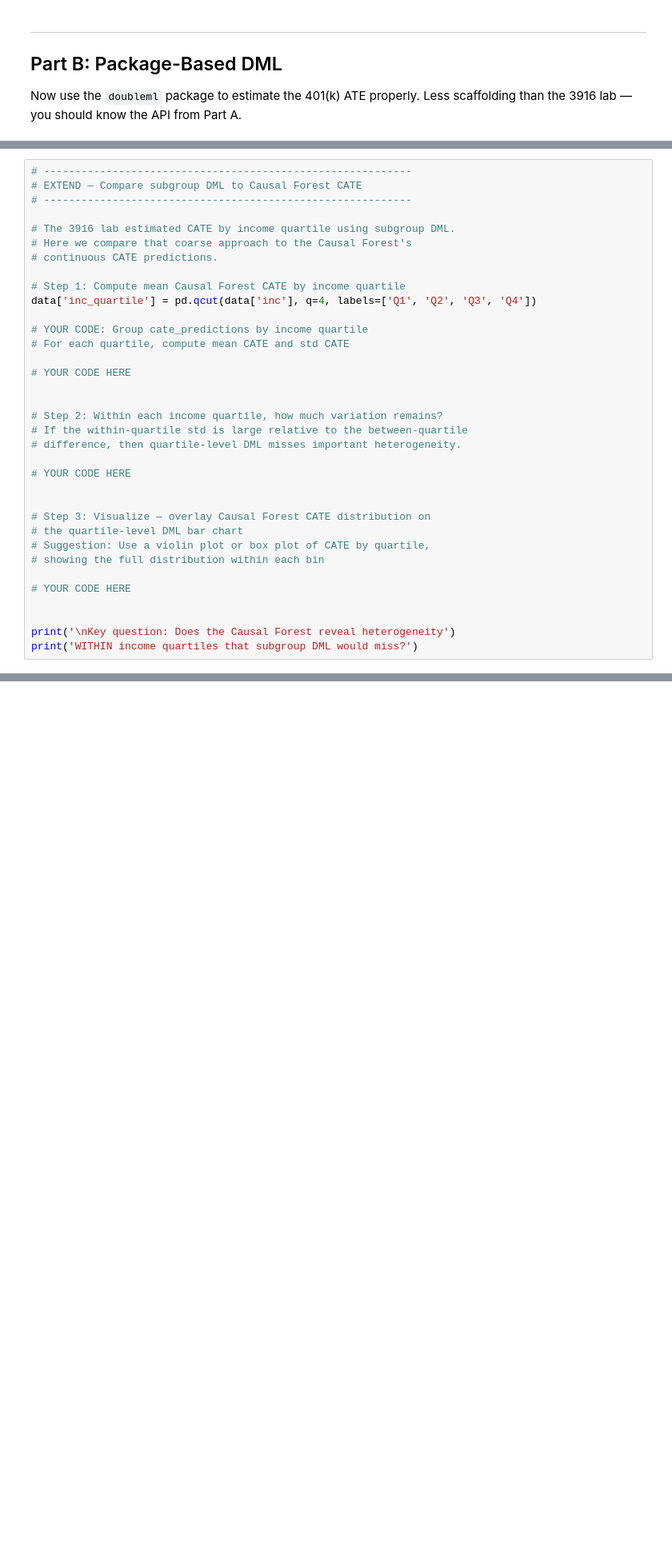
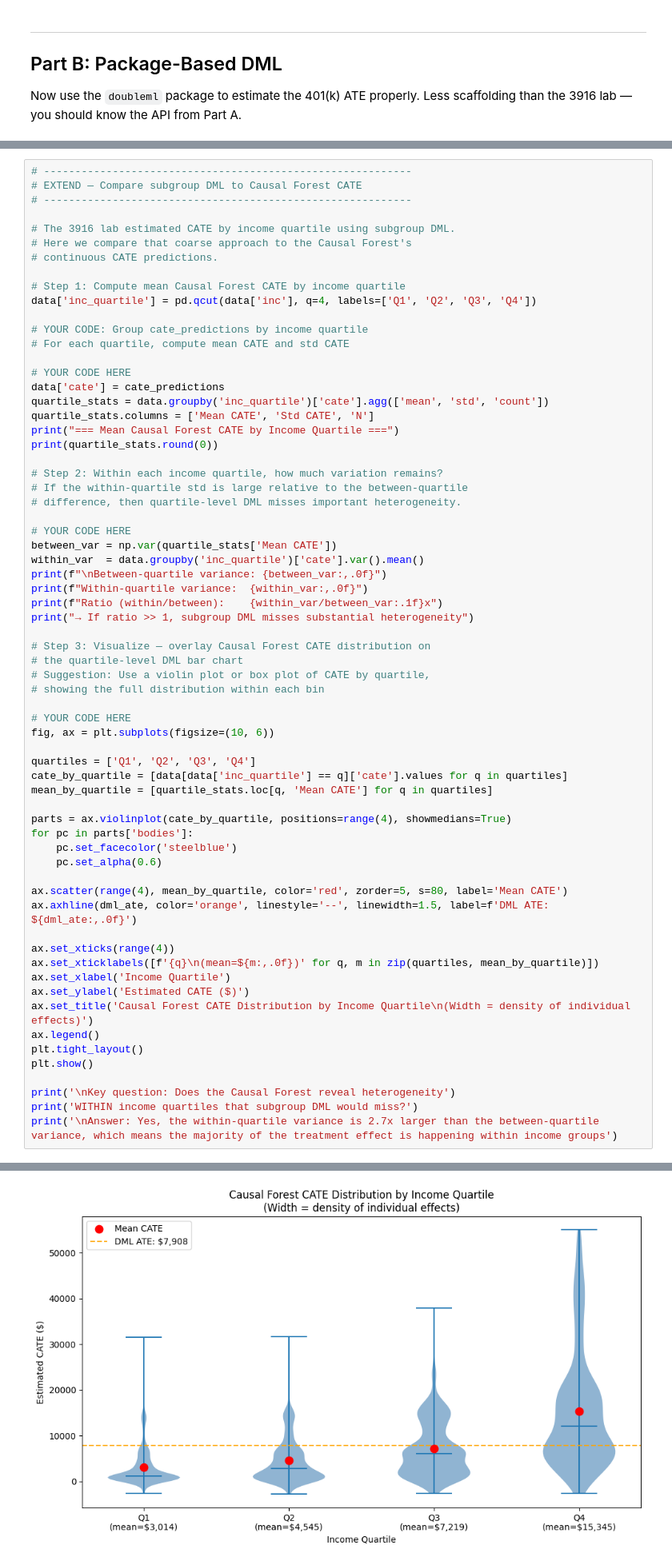
Before and after one commit to zackdihel/ECON-5200-Data-Analytics, a Jupyter notebook: Lab 24/lab-ch24-diagnostic.ipynb, the cells around one changed output, grey strips where cells are left out. Shown at 80% size. Saved outputs shown, nothing was run; the diff lists cells and outputs as text; blank space fills up the shorter version.

```diff
--- a/Lab 24/lab-ch24-diagnostic.ipynb
+++ b/Lab 24/lab-ch24-diagnostic.ipynb
@@ -351,14 +479,23 @@ data['inc_quartile'] = pd.qcut(data['inc'], q=4, labels=['Q1', 'Q2', 'Q3', 'Q4']
 # For each quartile, compute mean CATE and std CATE
 
 # YOUR CODE HERE
-
+data['cate'] = cate_predictions
+quartile_stats = data.groupby('inc_quartile')['cate'].agg(['mean', 'std', 'count'])
+quartile_stats.columns = ['Mean CATE', 'Std CATE', 'N']
+print("=== Mean Causal Forest CATE by Income Quartile ===")
+print(quartile_stats.round(0))
 
 # Step 2: Within each income quartile, how much variation remains?
 # If the within-quartile std is large relative to the between-quartile
 # difference, then quartile-level DML misses important heterogeneity.
 
 # YOUR CODE HERE
-
+between_var = np.var(quartile_stats['Mean CATE'])
+within_var  = data.groupby('inc_quartile')['cate'].var().mean()
+print(f"\nBetween-quartile variance: {between_var:,.0f}")
+print(f"Within-quartile variance:  {within_var:,.0f}")
+print(f"Ratio (within/between):    {within_var/between_var:.1f}x")
+print("→ If ratio >> 1, subgroup DML misses substantial heterogeneity")
 
 # Step 3: Visualize — overlay Causal Forest CATE distribution on
 # the quartile-level DML bar chart
@@ -366,7 +503,30 @@ data['inc_quartile'] = pd.qcut(data['inc'], q=4, labels=['Q1', 'Q2', 'Q3', 'Q4']
 # showing the full distribution within each bin
 
 # YOUR CODE HERE
+fig, ax = plt.subplots(figsize=(10, 6))
 
+quartiles = ['Q1', 'Q2', 'Q3', 'Q4']
+cate_by_quartile = [data[data['inc_quartile'] == q]['cate'].values for q in quartiles]
+mean_by_quartile = [quartile_stats.loc[q, 'Mean CATE'] for q in quartiles]
+
+parts = ax.violinplot(cate_by_quartile, positions=range(4), showmedians=True)
+for pc in parts['bodies']:
+    pc.set_facecolor('steelblue')
+    pc.set_alpha(0.6)
+
+ax.scatter(range(4), mean_by_quartile, color='red', zorder=5, s=80, label='Mean CATE')
+ax.axhline(dml_ate, color='orange', linestyle='--', linewidth=1.5, label=f'DML ATE: ${dml_ate:,.0f}')
+
+ax.set_xticks(range(4))
+ax.set_xticklabels([f'{q}\n(mean=${m:,.0f})' for q, m in zip(quartiles, mean_by_quartile)])
+ax.set_xlabel('Income Quartile')
+ax.set_ylabel('Estimated CATE ($)')
+ax.set_title('Causal Forest CATE Distribution by Income Quartile\n(Width = density of individual effects)')
+ax.legend()
+plt.tight_layout()
+plt.show()
 
 print('\nKey question: Does the Causal Forest reveal heterogeneity')
 print('WITHIN income quartiles that subgroup DML would miss?')
+print('\nAnswer: Yes, the within-quartile variance is 2.7x larger than the between-quartile variance, which means the majority of the treatment effect is happening within income groups')
+# %% [output]
@@ -372,0 +545 @@ print('WITHIN income quartiles that subgroup DML would miss?')
+[figure, added]
```
Also changed, not shown: parts of 10 cells of this notebook, 2 other files.
